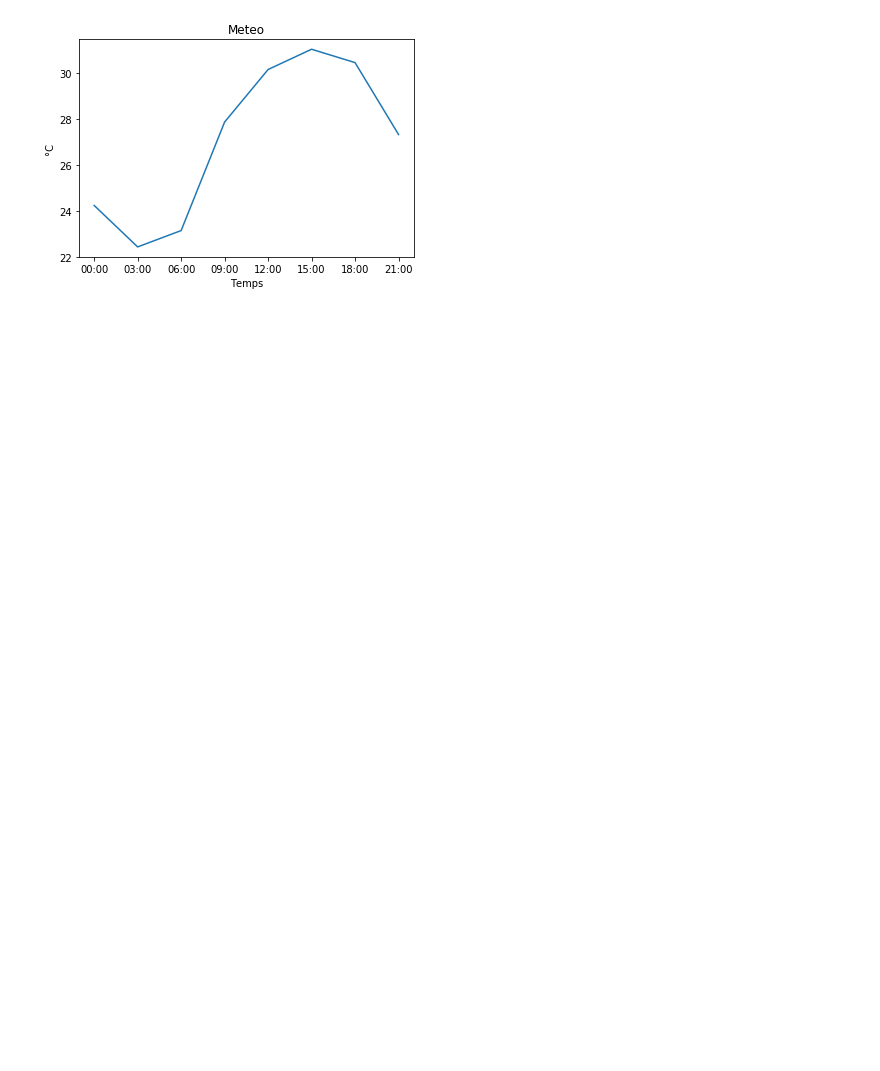
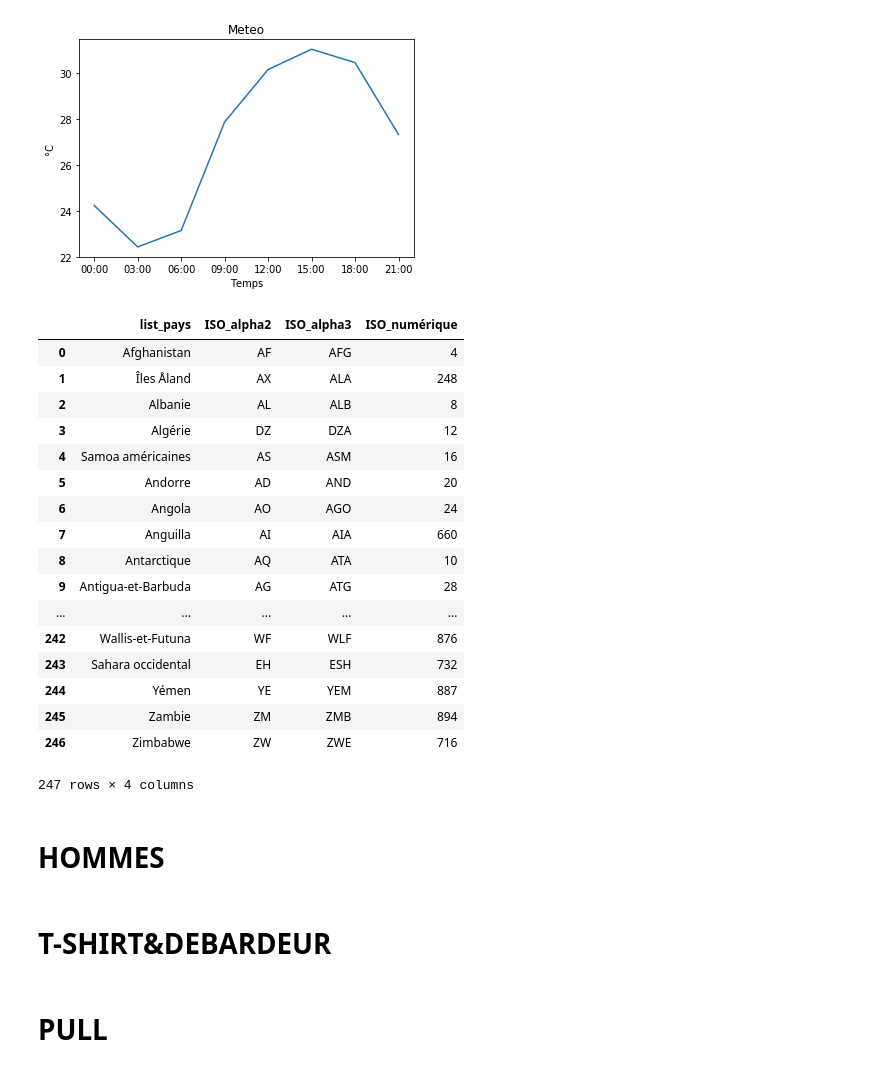
Before and after one commit to Cocorico84/Chef-d-oeuvre, a Jupyter notebook: oeuvrerd.ipynb, the cells around one changed output. Drawn from its saved outputs; the diff is of its cells as text; code cells hidden in the pictures; blank space fills up the shorter version.

```diff
--- a/oeuvrerd.ipynb
+++ b/oeuvrerd.ipynb
@@ -106,0 +114,40 @@ plt.show()
+# %%
+list_pays = []
+ISO_alpha2 =[]
+ISO_alpha3 = []
+ISO_numérique = []
+html = urlopen("http://www.atlas-monde.net/codes-iso/")
+soup = BeautifulSoup(html, "html.parser")
+desc_all = soup.find_all('td')
+for i in range(4,len(desc_all),4):
+    list_pays.append((desc_all[i]).get_text())
+    ISO_alpha2.append((desc_all[i+1]).get_text())
+    ISO_alpha3.append((desc_all[i+2]).get_text())
+    ISO_numérique.append((desc_all[i+3]).get_text())
+
+df = pd.DataFrame({"list_pays" : list_pays, "ISO_alpha2" : ISO_alpha2, "ISO_alpha3" : ISO_alpha3, "ISO_numérique" : ISO_numérique} , columns = ["list_pays", "ISO_alpha2", "ISO_alpha3", "ISO_numérique"] )
+
+df
+# %% [output]
+|  | list_pays | ISO_alpha2 | ISO_alpha3 | ISO_numérique |
+| 0 | Afghanistan | AF | AFG | 4 |
+| 1 | Îles Åland | AX | ALA | 248 |
+| 2 | Albanie | AL | ALB | 8 |
+| 3 | Algérie | DZ | DZA | 12 |
+| 4 | Samoa américaines | AS | ASM | 16 |
+| 5 | Andorre | AD | AND | 20 |
+| 6 | Angola | AO | AGO | 24 |
+| 7 | Anguilla | AI | AIA | 660 |
+| 8 | Antarctique | AQ | ATA | 10 |
+| 9 | Antigua-et-Barbuda | AG | ATG | 28 |
+| ... | ... | ... | ... | ... |
+| 242 | Wallis-et-Futuna | WF | WLF | 876 |
+| 243 | Sahara occidental | EH | ESH | 732 |
+| 244 | Yémen | YE | YEM | 887 |
+| 245 | Zambie | ZM | ZMB | 894 |
+| 246 | Zimbabwe | ZW | ZWE | 716 |
+247 rows × 4 columns
+# %% [markdown]
+# HOMMES
+# %% [markdown]
+# T-SHIRT&DEBARDEUR
@@ -106,0 +180,2 @@ plt.show()
+# %% [markdown]
+# PULL
```
Also changed, not shown: parts of 26 cells of this notebook.
